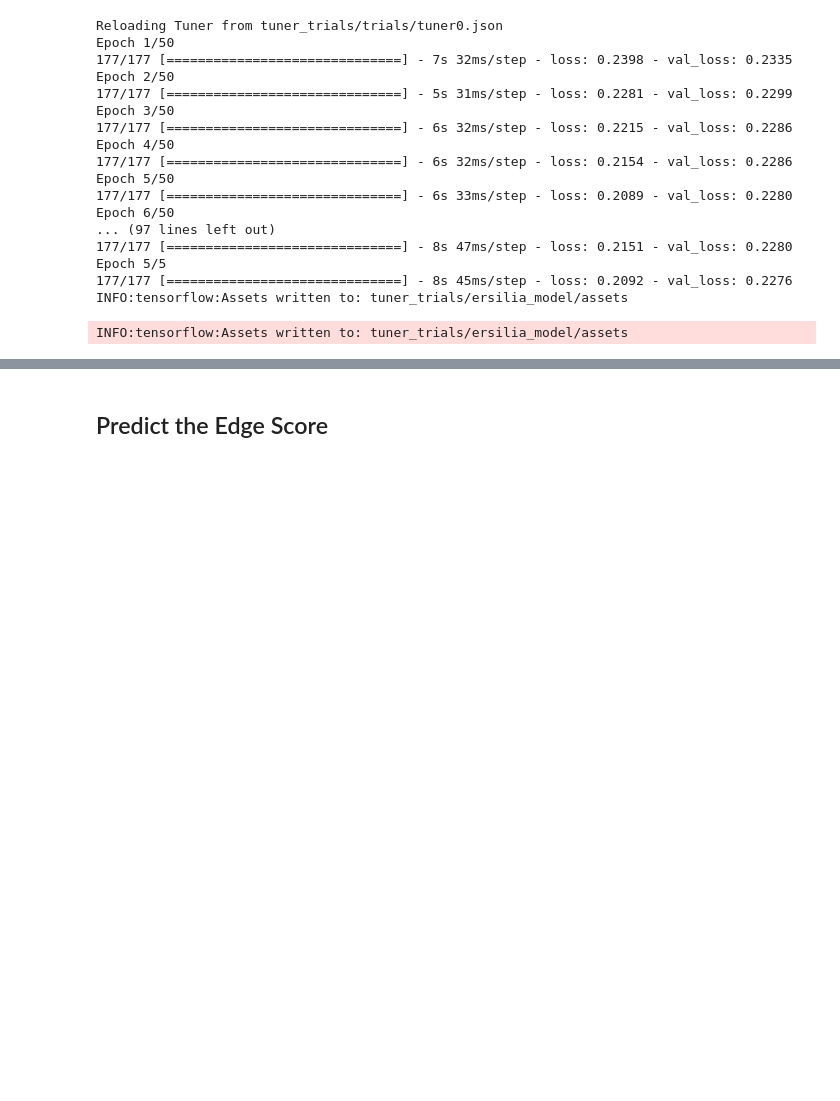
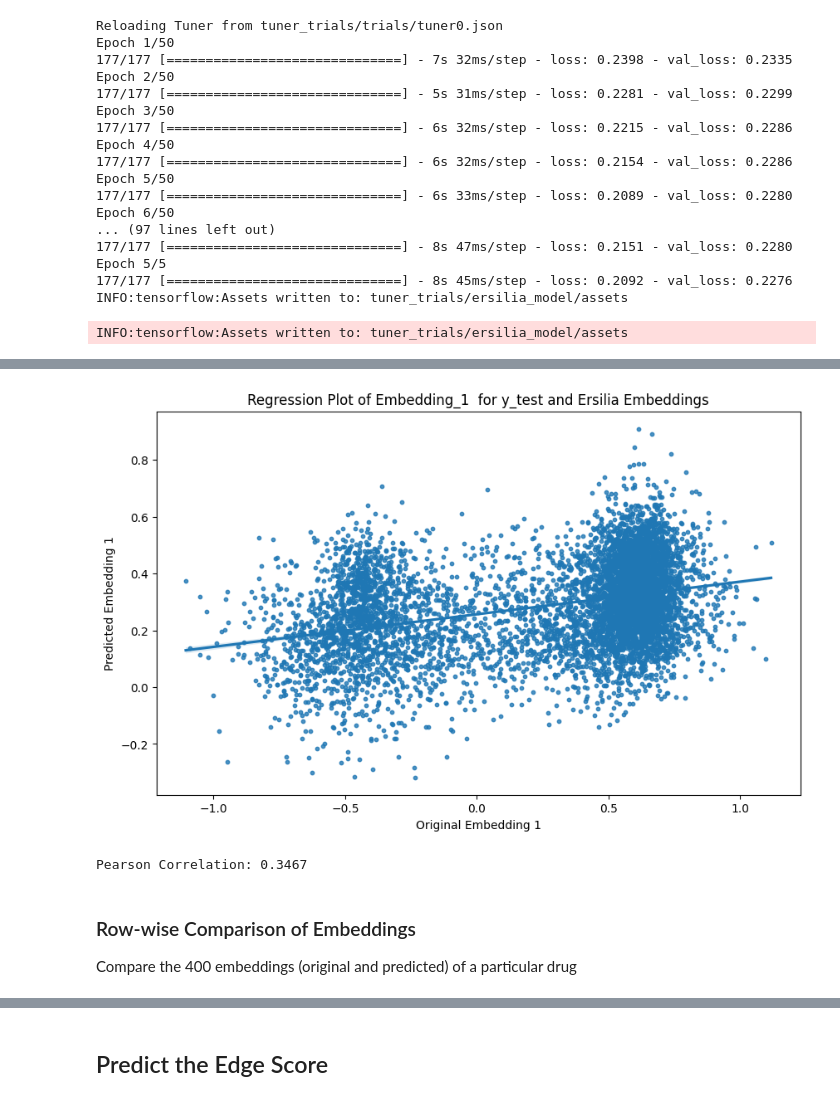
Before and after one commit to ersilia-os/eos3nl8, a Jupyter notebook: model/framework/code/ersilia_final_eval.ipynb, the cells around one changed output, grey strips where cells are left out. Drawn from its saved outputs; the diff is of its cells as text; code cells hidden in the pictures; blank space fills up the shorter version.

```diff
--- a/model/framework/code/ersilia_final_eval.ipynb
+++ b/model/framework/code/ersilia_final_eval.ipynb
@@ -239,0 +304,10 @@ print(ersilia_embeddings)
+# %%
+col_comparison(1,
+               original_embeddings=y_train,
+               predicted_embeddings=train_ersilia_embeddings)
+# %% [output]
+[figure, added]
+Pearson Correlation: 0.3467
+# %% [markdown]
+### Row-wise Comparison of Embeddings
+Compare the 400 embeddings (original and predicted) of a particular drug
```
Also changed, not shown: parts of 19 cells of this notebook, 3 other files.
